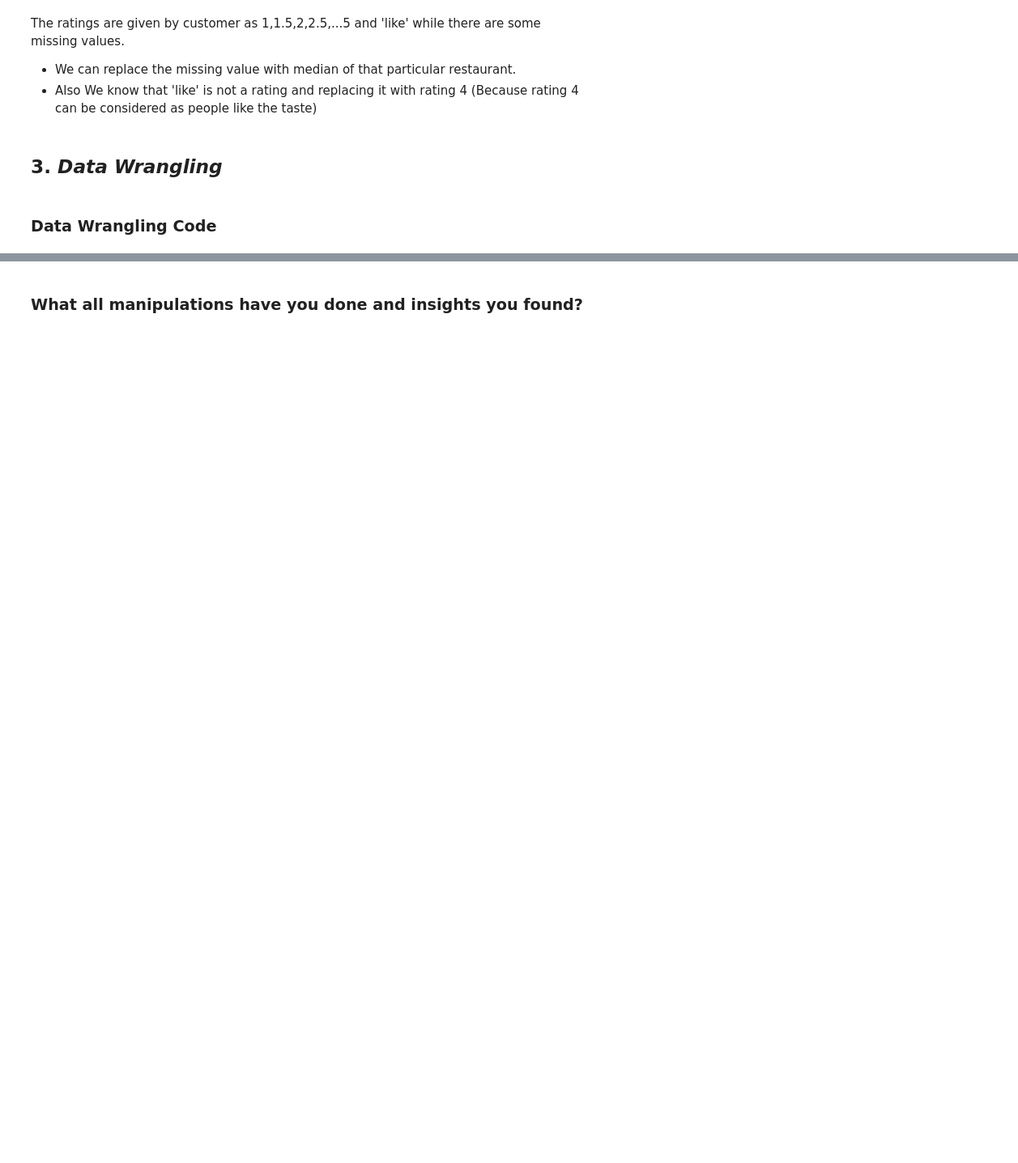
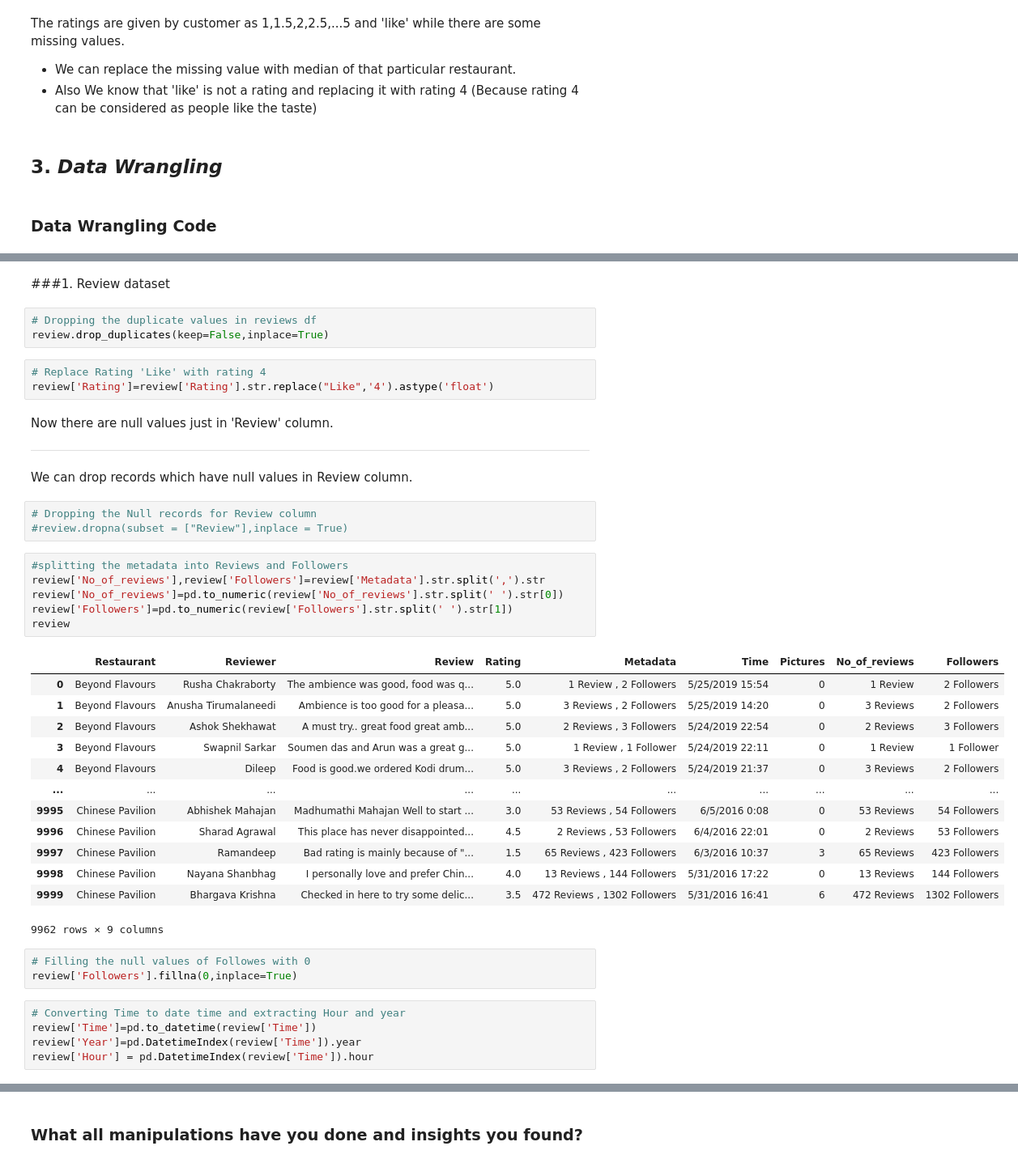
Before and after one commit to sonika-07/Zomato-Restaurant-Clustering-And-Sentiment-Analysis, a Jupyter notebook: Zomato_Restaurant_Clustering_And_Sentiment_Analysis.ipynb, the cells around one changed output, grey strips where cells are left out. Shown at 81% size. Drawn from its saved outputs; the diff is of its cells as text; blank space fills up the shorter version.

```diff
--- a/Zomato_Restaurant_Clustering_And_Sentiment_Analysis.ipynb
+++ b/Zomato_Restaurant_Clustering_And_Sentiment_Analysis.ipynb
@@ -203,0 +395,44 @@ The ratings are given by customer as 1,1.5,2,2.5,...5  and 'like' while there ar
+# %% [markdown]
+###1. Review dataset
+# %%
+# Dropping the duplicate values in reviews df
+review.drop_duplicates(keep=False,inplace=True)
+# %%
+# Replace Rating 'Like' with rating 4
+review['Rating']=review['Rating'].str.replace("Like",'4').astype('float')
+# %% [markdown]
+Now there are null values just in 'Review' column.
+
+---
+We can drop records which have null values in Review column.
+# %%
+# Dropping the Null records for Review column
+#review.dropna(subset = ["Review"],inplace = True)
+# %%
+#splitting the metadata into Reviews and Followers
+review['No_of_reviews'],review['Followers']=review['Metadata'].str.split(',').str
+review['No_of_reviews']=pd.to_numeric(review['No_of_reviews'].str.split(' ').str[0])
+review['Followers']=pd.to_numeric(review['Followers'].str.split(' ').str[1])
+review
+# %% [output]
+|  | Restaurant | Reviewer | Review | Rating | Metadata | Time | Pictures | No_of_reviews | Followers |
+| 0 | Beyond Flavours | Rusha Chakraborty | The ambience was good, food was q... | 5.0 | 1 Review , 2 Followers | 5/25/2019 15:54 | 0 | 1 Review | 2 Followers |
+| 1 | Beyond Flavours | Anusha Tirumalaneedi | Ambience is too good for a pleasa... | 5.0 | 3 Reviews , 2 Followers | 5/25/2019 14:20 | 0 | 3 Reviews | 2 Followers |
+| 2 | Beyond Flavours | Ashok Shekhawat | A must try.. great food great amb... | 5.0 | 2 Reviews , 3 Followers | 5/24/2019 22:54 | 0 | 2 Reviews | 3 Followers |
+| 3 | Beyond Flavours | Swapnil Sarkar | Soumen das and Arun was a great g... | 5.0 | 1 Review , 1 Follower | 5/24/2019 22:11 | 0 | 1 Review | 1 Follower |
+| 4 | Beyond Flavours | Dileep | Food is good.we ordered Kodi drum... | 5.0 | 3 Reviews , 2 Followers | 5/24/2019 21:37 | 0 | 3 Reviews | 2 Followers |
+| ... | ... | ... | ... | ... | ... | ... | ... | ... | ... |
+| 9995 | Chinese Pavilion | Abhishek Mahajan | Madhumathi Mahajan Well to start ... | 3.0 | 53 Reviews , 54 Followers | 6/5/2016 0:08 | 0 | 53 Reviews | 54 Followers |
+| 9996 | Chinese Pavilion | Sharad Agrawal | This place has never disappointed... | 4.5 | 2 Reviews , 53 Followers | 6/4/2016 22:01 | 0 | 2 Reviews | 53 Followers |
+| 9997 | Chinese Pavilion | Ramandeep | Bad rating is mainly because of "... | 1.5 | 65 Reviews , 423 Followers | 6/3/2016 10:37 | 3 | 65 Reviews | 423 Followers |
+| 9998 | Chinese Pavilion | Nayana Shanbhag | I personally love and prefer Chin... | 4.0 | 13 Reviews , 144 Followers | 5/31/2016 17:22 | 0 | 13 Reviews | 144 Followers |
+| 9999 | Chinese Pavilion | Bhargava Krishna | Checked in here to try some delic... | 3.5 | 472 Reviews , 1302 Followers | 5/31/2016 16:41 | 6 | 472 Reviews | 1302 Followers |
+9962 rows × 9 columns
+# %%
+# Filling the null values of Followes with 0
+review['Followers'].fillna(0,inplace=True)
+# %%
+# Converting Time to date time and extracting Hour and year
+review['Time']=pd.to_datetime(review['Time'])
+review['Year']=pd.DatetimeIndex(review['Time']).year
+review['Hour'] = pd.DatetimeIndex(review['Time']).hour
```
Also changed, not shown: parts of 40 cells of this notebook.
